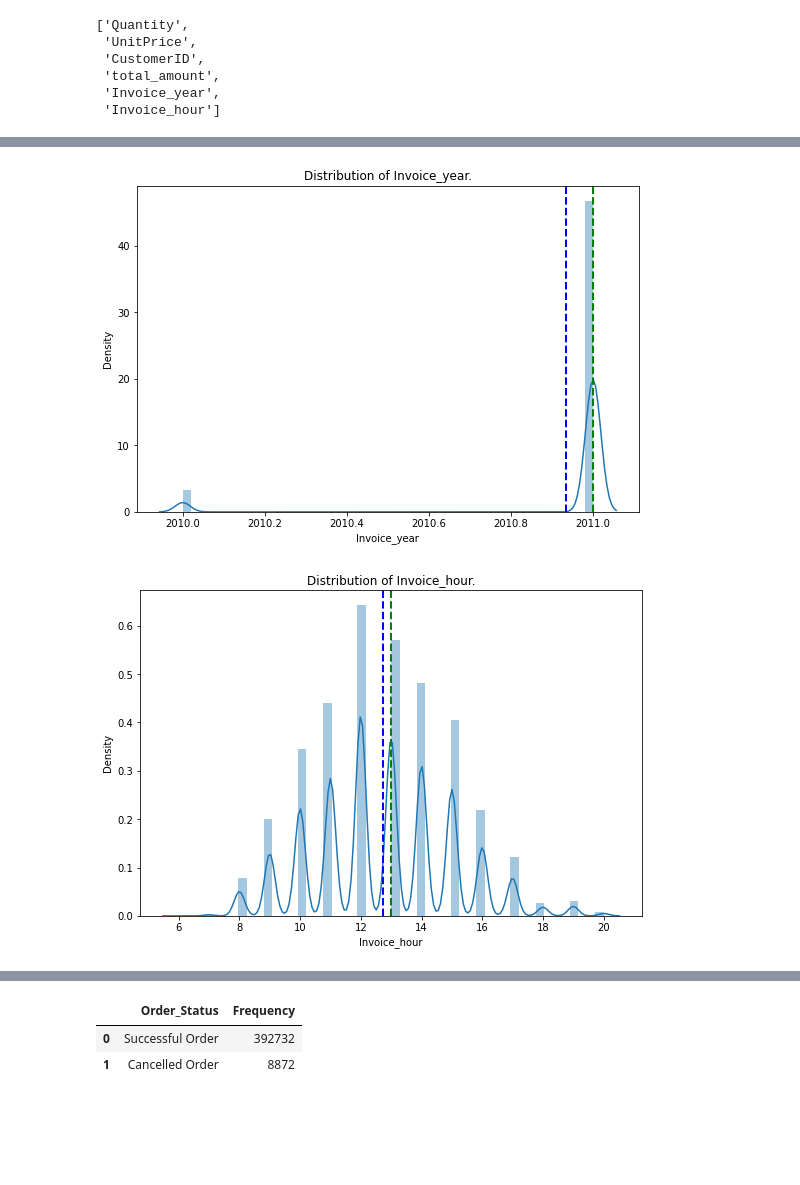
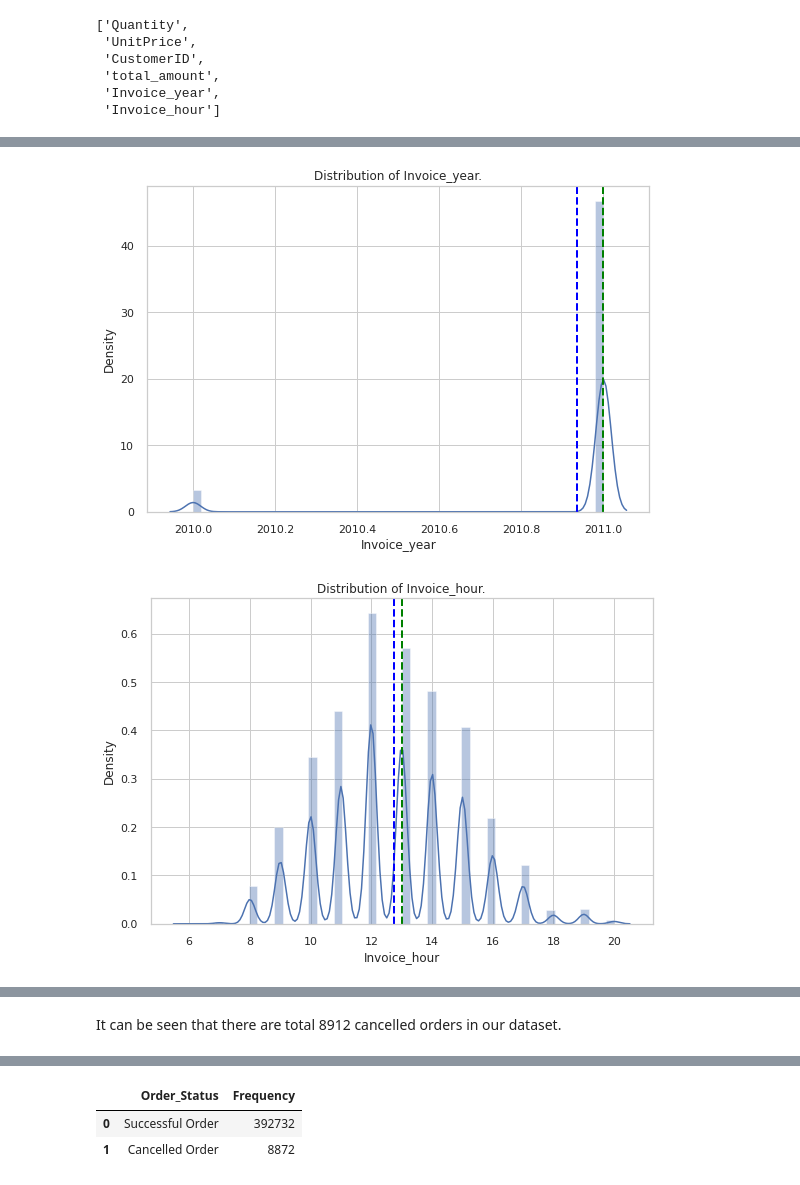
Before and after one commit to abhi-shub/Online-Retail-Customer-Segmentation, a Jupyter notebook: Online_Retail_Customer_Segmentation_Capstone_Project.ipynb, the cells around one changed output, grey strips where cells are left out. Drawn from its saved outputs; the diff is of its cells as text; code cells hidden in the pictures; blank space fills up the shorter version.

```diff
--- a/Online_Retail_Customer_Segmentation_Capstone_Project.ipynb
+++ b/Online_Retail_Customer_Segmentation_Capstone_Project.ipynb
@@ -233,6 +196,8 @@ Numerical_features
  'Invoice_year',
  'Invoice_hour']
 # %%
+#Visualizing the distribution of all numerical features
+sns.set(style='whitegrid')
 for col in Numerical_features:
   fig=plt.figure(figsize=(9,6))
   ax=fig.gca()
@@ -250,5 +215,5 @@ for col in Numerical_features:
-[figure, old version]
+[figure, new version]
-[figure, old version]
+[figure, new version]
 # %%
 # No of cancelled order
 retail_df[retail_df['total_amount']<=0]
@@ -266,4 +231,6 @@ retail_df[retail_df['total_amount']<=0]
 | 541716 | C581569 | 84978 | HANGING HEART JAR T-LIGHT HOLDER | -1 | 2011-12-09 11:58:00 | 1.25 | 17315.0 | United Kingdom | ... |
 | 541717 | C581569 | 20979 | 36 PENCILS TUBE RED RETROSPOT | -5 | 2011-12-09 11:58:00 | 1.25 | 17315.0 | United Kingdom | ... |
 8912 rows × 13 columns
+# %% [markdown]
+It can be seen that there are total 8912 cancelled orders in our dataset.
 # %%
```
Also changed, not shown: parts of 70 cells of this notebook.
